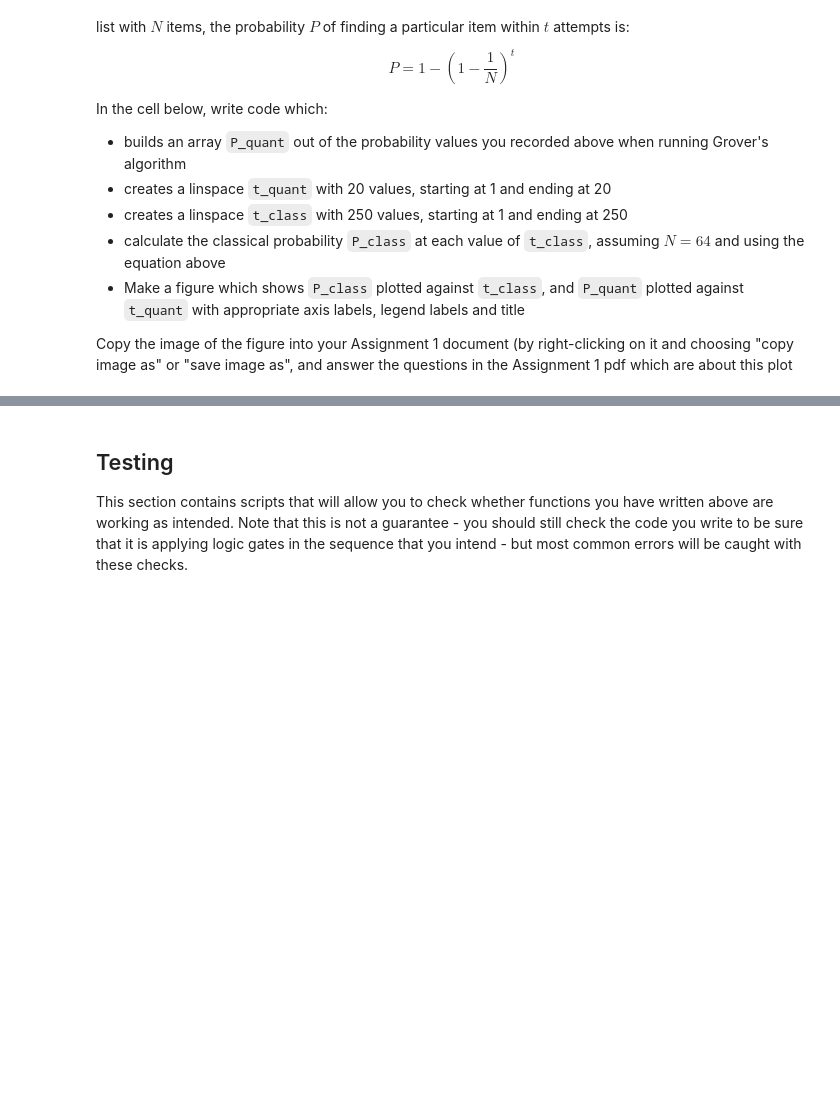
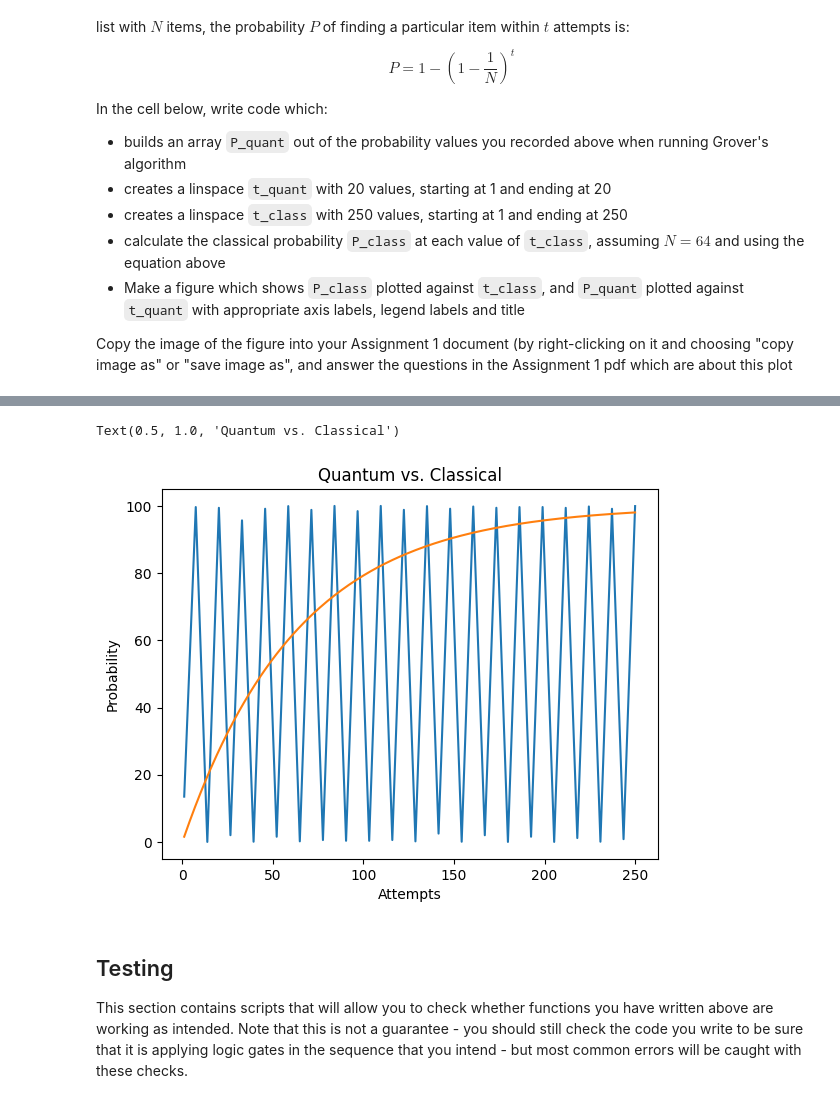
Before and after one commit to RubaAlhazmi/groversalgorithm, a Jupyter notebook: grovers.ipynb, the cells around one changed output, grey strips where cells are left out. Saved outputs shown, nothing was run; the diff lists cells and outputs as text; code cells hidden in the pictures; blank space fills up the shorter version.

```diff
--- a/grovers.ipynb
+++ b/grovers.ipynb
@@ -200,3 +265,20 @@ P_class = (1 - (MATH)**t_class)
+# %%
+P_quant = [13.4827, 99.6586, 0.0071, 99.4347, 2.0063, 95.6958,  0.0634, 99.1550, 1.5476, 99.9381, 0.1762, 98.8199, 0.5606, 99.9935, 0.3451, 98.4452, 0.3378, 99.9924, 0.5700, 98.8334, 0.1710, 99.9350, 2.4847, 99.1664, 0.0603, 99.8212, 1.9888, 99.4440, 0.0060, 99.6512, 1.5470, 99.6658, 0.0081, 99.4253, 1.1599, 99.8316, 0.0666, 99.1435, 0.8279, 99.9412]
+t_quant = np.linspace(1, 250, num=40)
+
+t_class = np.linspace(1, 250, num=250)
+P_class = (1 - (63/64)**t_class)*100
+
+# Plotting - Line/points
+
+plt.plot(t_quant, P_quant, label="Quantum")
+plt.plot(t_class, P_class, label="Classical")
+plt.xlabel("Attempts")
+plt.ylabel("Probability")
+plt.title("Quantum vs. Classical")
+# %% [output]
+Text(0.5, 1.0, 'Quantum vs. Classical')
+[figure, added]
 # %% [markdown]
 ## Testing
 <a id='Testing'></a>
```
Also changed, not shown: parts of 10 cells of this notebook.
